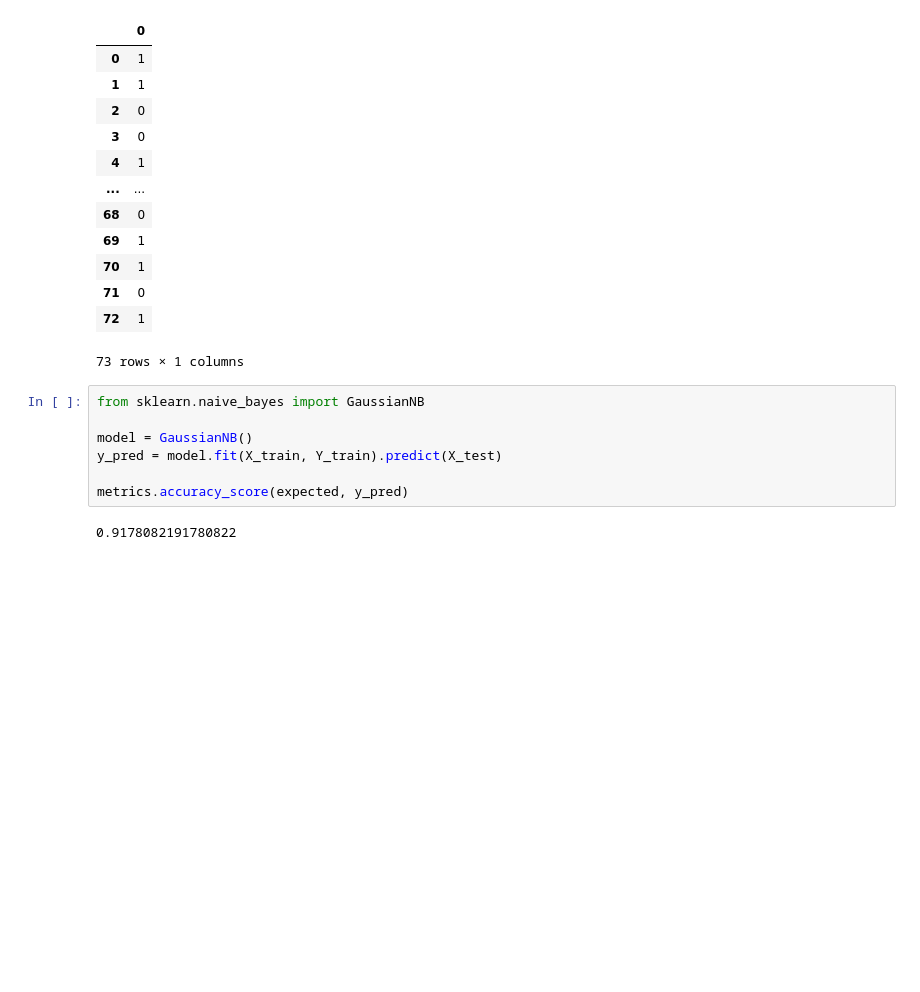
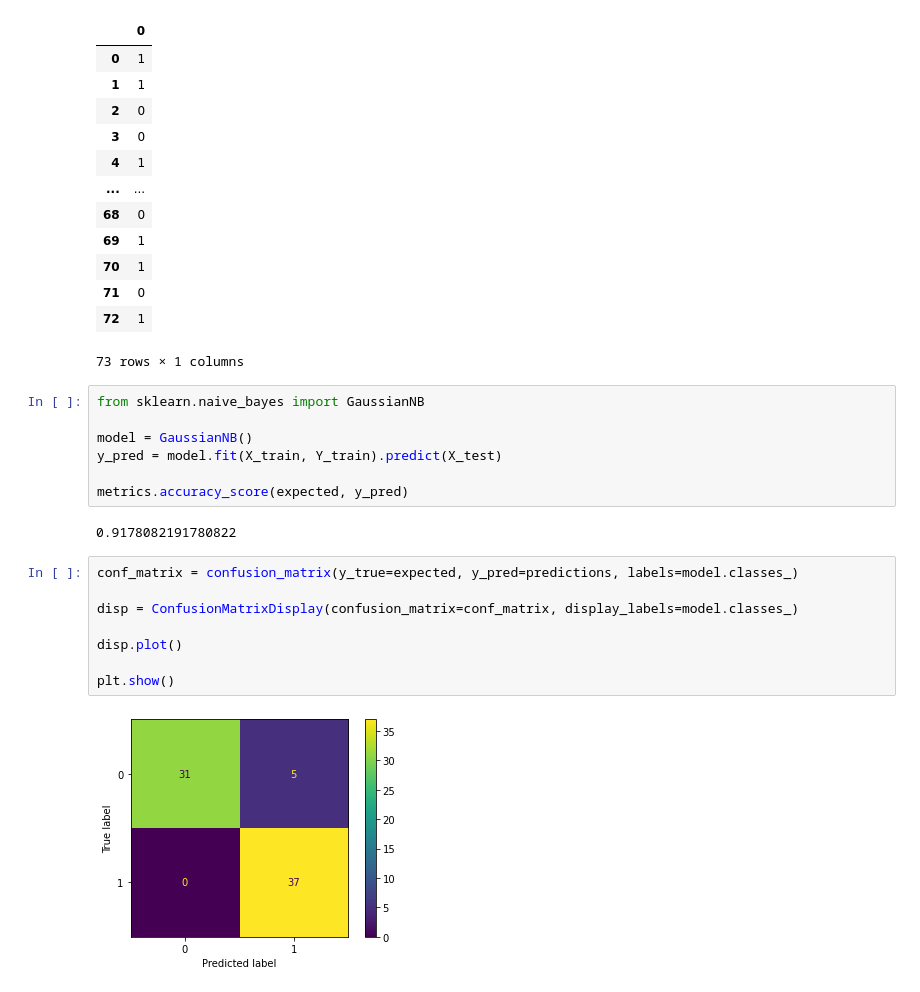
Before and after one commit to MassimilianoArca/IoT-WI-project, a Jupyter notebook: Project.ipynb, the cells around one changed output. Cells and saved outputs as stored; diff of their text form; blank space fills up the shorter version.

```diff
--- a/Project.ipynb
+++ b/Project.ipynb
@@ -186,3 +186,13 @@ y_pred = model.fit(X_train, Y_train).predict(X_test)
 metrics.accuracy_score(expected, y_pred)
 # %% [output]
 0.9178082191780822
+# %%
+conf_matrix = confusion_matrix(y_true=expected, y_pred=predictions, labels=model.classes_)
+
+disp = ConfusionMatrixDisplay(confusion_matrix=conf_matrix, display_labels=model.classes_)
+
+disp.plot()
+
+plt.show()
+# %% [output]
+[figure, added]
```
Also changed, not shown: parts of 1 cell of this notebook, 6 other files.
